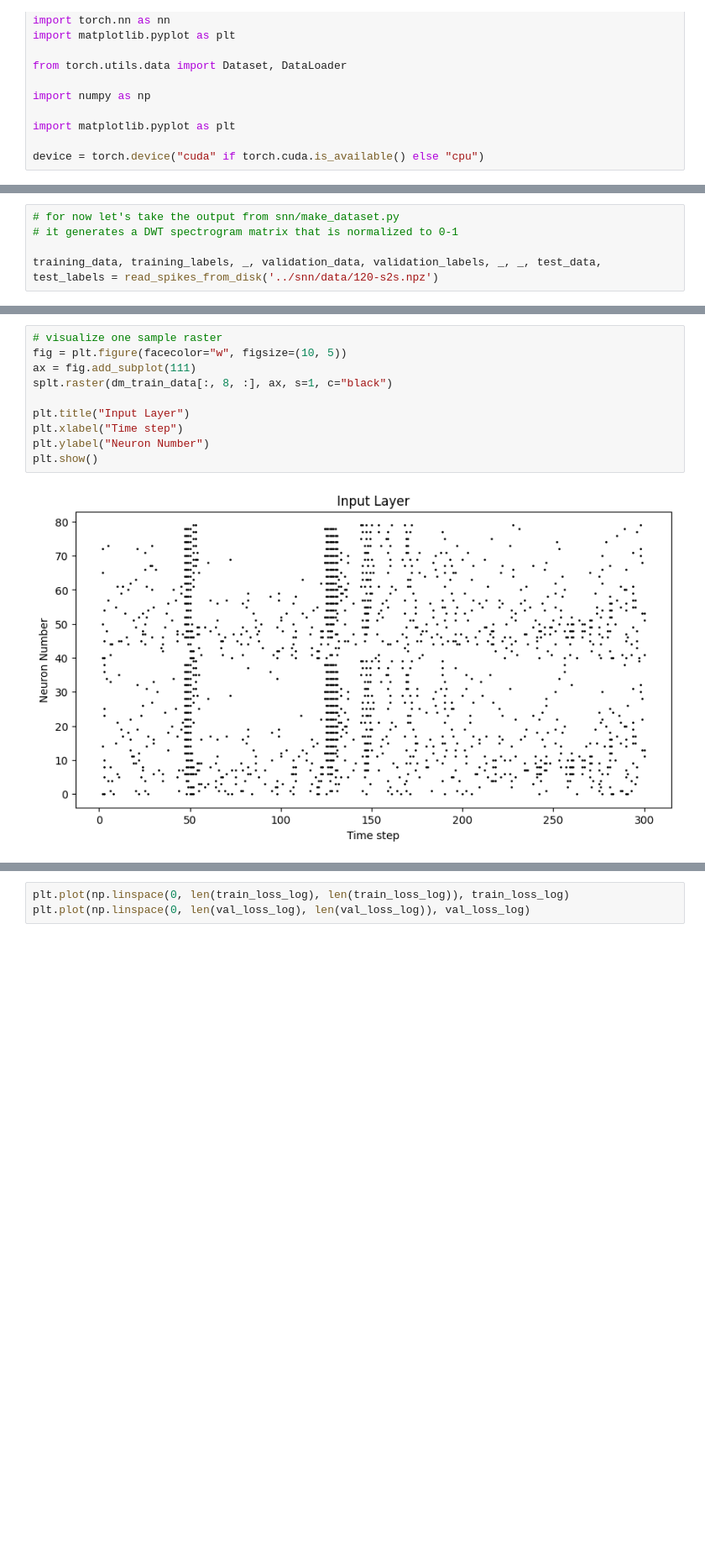
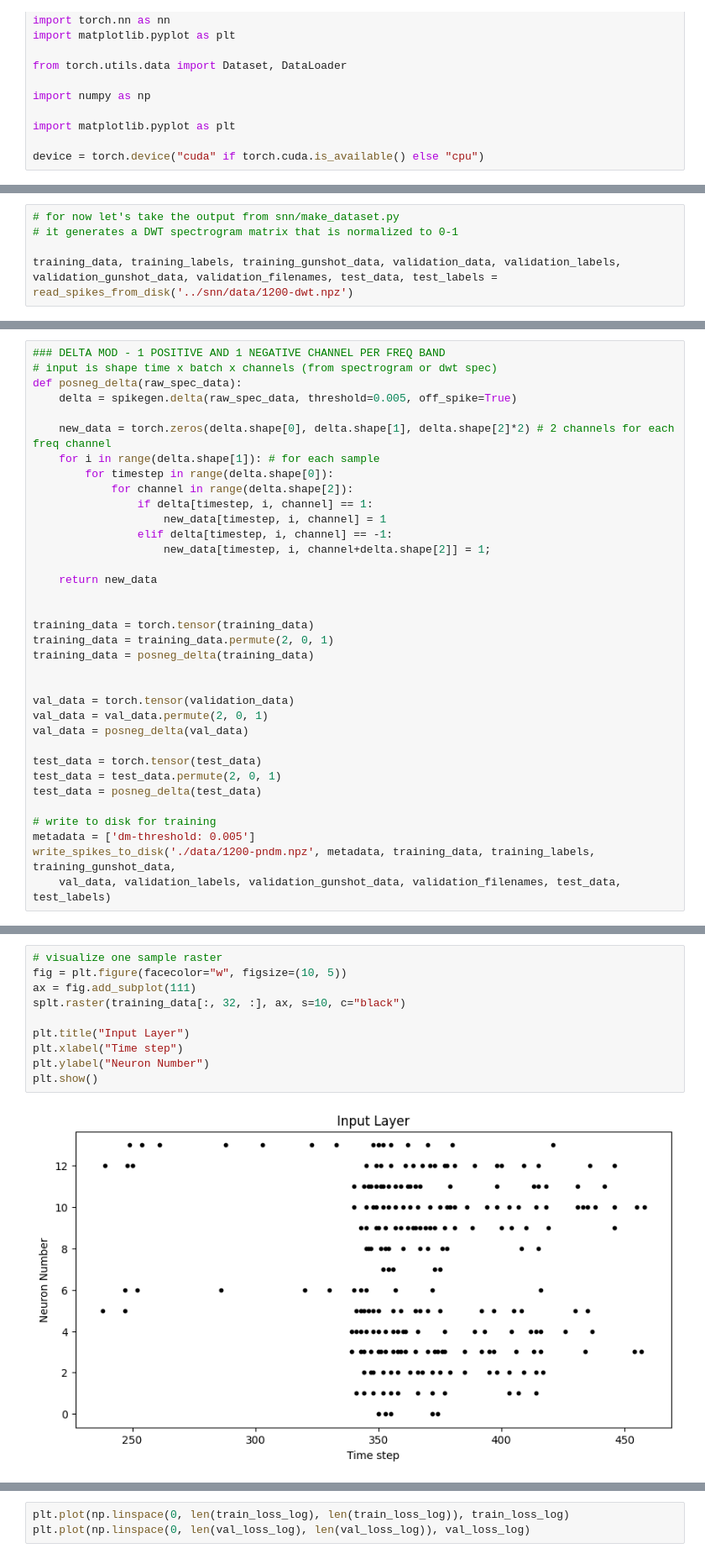
Before and after one commit to khood5/MLAudio, a Jupyter notebook: shotspotter/snn-torch/playground.ipynb, the cells around one changed output, grey strips where cells are left out. Shown: that part at 84% size. Drawn from its saved outputs; the diff is of its cells as text; blank space fills up the shorter version.

Commit message:
new encoding and train script for snntorch

```diff
--- a/shotspotter/snn-torch/playground.ipynb
+++ b/shotspotter/snn-torch/playground.ipynb
@@ -28,5 +38,5 @@ def read_spikes_from_disk(path):
 # for now let's take the output from snn/make_dataset.py
 # it generates a DWT spectrogram matrix that is normalized to 0-1
 
-training_data, training_labels, _, validation_data, validation_labels, _, _, test_data, test_labels = read_spikes_from_disk('../snn/data/120-s2s.npz')
+training_data, training_labels, training_gunshot_data, validation_data, validation_labels, validation_gunshot_data, validation_filenames, test_data, test_labels = read_spikes_from_disk('../snn/data/1200-dwt.npz')
 # %%
@@ -45,4 +56,39 @@ def parse_s2s(d):
 
 dm_train_data = parse_s2s(training_data)
 dm_val_data = parse_s2s(validation_data)
+# %%
+### DELTA MOD - 1 POSITIVE AND 1 NEGATIVE CHANNEL PER FREQ BAND
+# input is shape time x batch x channels (from spectrogram or dwt spec)
+def posneg_delta(raw_spec_data):
+    delta = spikegen.delta(raw_spec_data, threshold=0.005, off_spike=True)
+
+    new_data = torch.zeros(delta.shape[0], delta.shape[1], delta.shape[2]*2) # 2 channels for each freq channel
+    for i in range(delta.shape[1]): # for each sample
+        for timestep in range(delta.shape[0]):
+            for channel in range(delta.shape[2]):
+                if delta[timestep, i, channel] == 1:
+                    new_data[timestep, i, channel] = 1
+                elif delta[timestep, i, channel] == -1:
+                    new_data[timestep, i, channel+delta.shape[2]] = 1;
+
+    return new_data
+
+
+training_data = torch.tensor(training_data)
+training_data = training_data.permute(2, 0, 1)
+training_data = posneg_delta(training_data)
+
+
+val_data = torch.tensor(validation_data)
+val_data = val_data.permute(2, 0, 1)
+val_data = posneg_delta(val_data)
+
+test_data = torch.tensor(test_data)
+test_data = test_data.permute(2, 0, 1)
+test_data = posneg_delta(test_data)
+
+# write to disk for training
+metadata = ['dm-threshold: 0.005']
+write_spikes_to_disk('./data/1200-pndm.npz', metadata, training_data, training_labels, training_gunshot_data,
+    val_data, validation_labels, validation_gunshot_data, validation_filenames, test_data, test_labels)
 # %%
@@ -63,15 +109,15 @@ dm_val_data = spikegen.delta(val_data, threshold=0.0075)
 # %%
 # visualize one sample raster
 fig = plt.figure(facecolor="w", figsize=(10, 5))
 ax = fig.add_subplot(111)
-splt.raster(dm_train_data[:, 8, :], ax, s=1, c="black")
+splt.raster(training_data[:, 32, :], ax, s=10, c="black")
 
 plt.title("Input Layer")
 plt.xlabel("Time step")
 plt.ylabel("Neuron Number")
 plt.show()
 # %% [output]
-[figure, old version]
+[figure, new version]
 # %%
 # Now the network
 # Let's try a FFN
```
Also changed, not shown: parts of 4 cells of this notebook, 4 other files.
